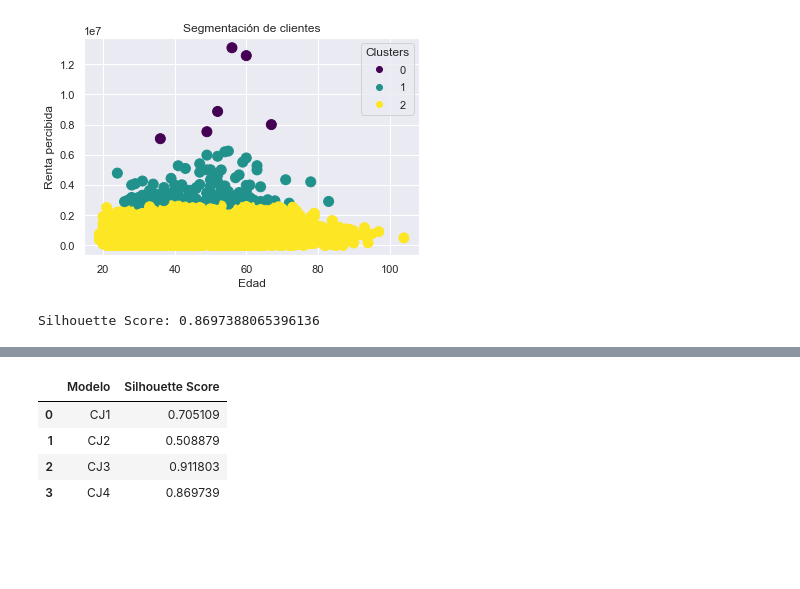
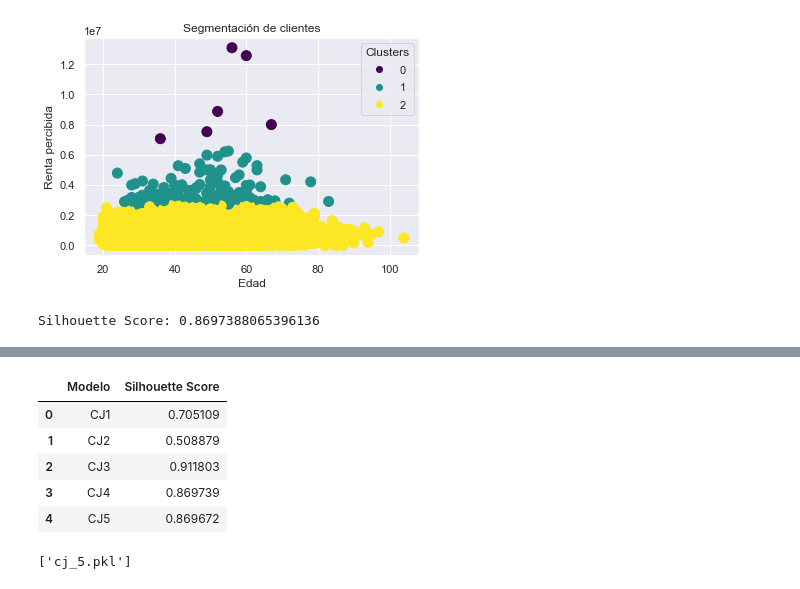
Before and after one commit to dar-rojas/MachineLearning-003D, a Jupyter notebook: unsupervised/clust.jerarquico.ipynb, the cells around one changed output, grey strips where cells are left out. Saved outputs shown, nothing was run; the diff lists cells and outputs as text; code cells hidden in the pictures; blank space fills up the shorter version.

Commit message:
made 'nother model

```diff
--- a/unsupervised/modelling.ipynb
+++ b/unsupervised/clust.jerarquico.ipynb
@@ -171,12 +242,20 @@ Silhouette Score: 0.8697388065396136
 # %%
-tabla = {'Modelo': ['CJ1', 'CJ2', 'CJ3', 'CJ4'],
-         'Silhouette Score': [SScj_1, SScj_2, SScj_3, SScj_4]}
+tabla = {'Modelo': ['CJ1', 'CJ2', 'CJ3', 'CJ4', 'CJ5'],
+         'Silhouette Score': [0.705109, 0.508879, 0.911803, 0.869739, 0.869672]}
 
 tabla = pd.DataFrame(tabla, columns = ['Modelo', 'Silhouette Score'])
 tabla
 # %% [output]
 |  | Modelo | Silhouette Score |
 | 0 | CJ1 | 0.705109 |
 | 1 | CJ2 | 0.508879 |
 | 2 | CJ3 | 0.911803 |
 | 3 | CJ4 | 0.869739 |
+| 4 | CJ5 | 0.869672 |
+# %%
+import joblib
+
+# Guardar el modelo
+joblib.dump(cj_5, 'cj_5.pkl')
+# %% [output]
+['cj_5.pkl']
```
Also changed, not shown: parts of 10 cells of this notebook, 1 other file.
